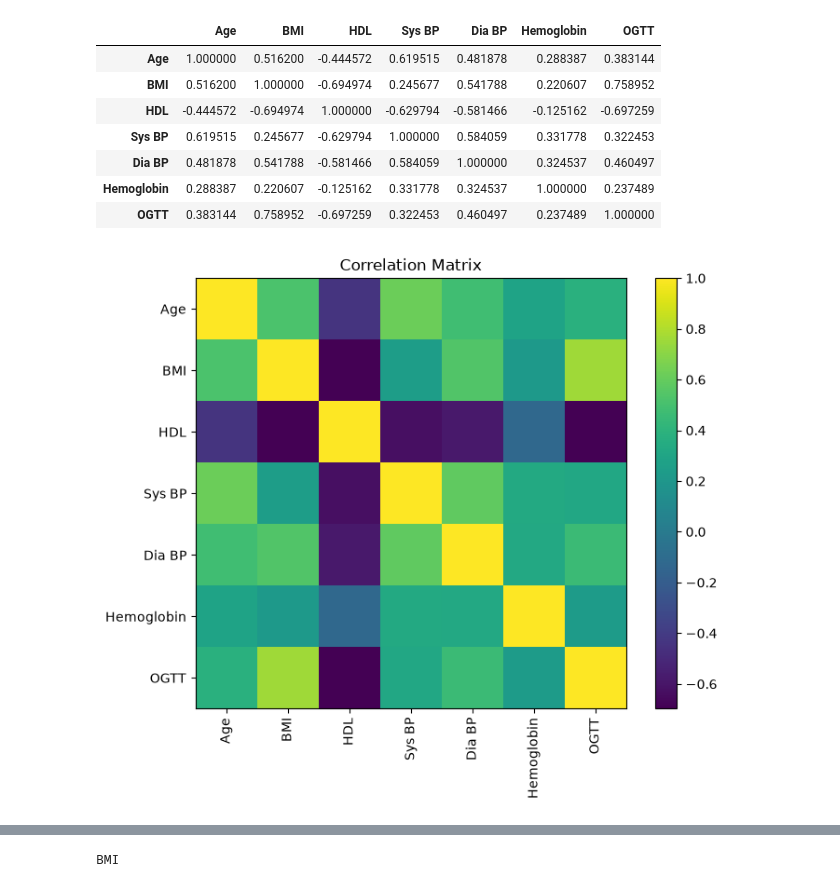
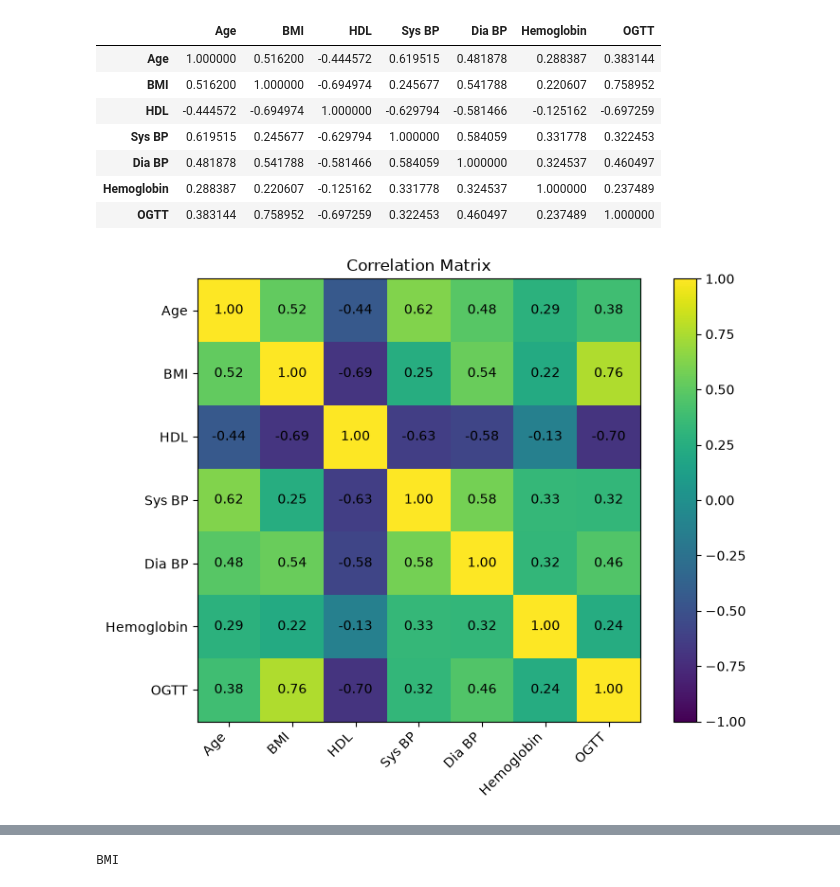
Before and after one commit to kcran92/maternal-risk, a Jupyter notebook: notebooks/03_exploratory_data_analysis.ipynb, the cells around one changed output, grey strips where cells are left out. Drawn from its saved outputs; the diff is of its cells as text; code cells hidden in the pictures.

```diff
--- a/notebooks/03_exploratory_data_analysis.ipynb
+++ b/notebooks/03_exploratory_data_analysis.ipynb
@@ -266,14 +280,18 @@ Family history and sedentary lifestyle were among the more common clinical risk
 How do predictor variables differ between pregnancies with and without gestational diabetes?
 # %%
 for col in continuous:
+    ax = df.boxplot(
+        column=col,
+        by=target,
+        figsize=(6, 4),
+    )
 
-    plt.figure(figsize=(6,4))
-
-    df.boxplot(column=col, by=target)
-
-    plt.title(col)
+    ax.set_title(f"{col} by Gestational Diabetes Status")
+    ax.set_xlabel("Outcome")
+    ax.set_ylabel(col)
+    ax.set_xticklabels(["Non-GDM", "GDM"])
 
     plt.suptitle("")
-
+    plt.tight_layout()
     plt.show()
 # %% [output]
@@ -359,18 +432,29 @@ display(corr)
 | Hemoglobin | 0.288387 | 0.220607 | -0.125162 | 0.331778 | 0.324537 | 1.000000 | 0.237489 |
 | OGTT | 0.383144 | 0.758952 | -0.697259 | 0.322453 | 0.460497 | 0.237489 | 1.000000 |
 # %%
-plt.figure(figsize=(8,6))
+fig, ax = plt.subplots(figsize=(8, 6))
 
-plt.imshow(corr)
+image = ax.imshow(corr, vmin=-1, vmax=1)
+fig.colorbar(image, ax=ax)
 
-plt.colorbar()
+ax.set_xticks(range(len(corr.columns)))
+ax.set_xticklabels(corr.columns, rotation=45, ha="right")
 
-plt.xticks(range(len(corr.columns)), corr.columns, rotation=90)
+ax.set_yticks(range(len(corr.index)))
+ax.set_yticklabels(corr.index)
 
-plt.yticks(range(len(corr.columns)), corr.columns)
+for row in range(len(corr.index)):
+    for col in range(len(corr.columns)):
+        ax.text(
+            col,
+            row,
+            f"{corr.iloc[row, col]:.2f}",
+            ha="center",
+            va="center"
+        )
 
-plt.title("Correlation Matrix")
-
+ax.set_title("Correlation Matrix")
+plt.tight_layout()
 plt.show()
 # %% [output]
-[figure, old version]
+[figure, new version]
```
Also changed, not shown: parts of 21 cells of this notebook, 1 other file.
